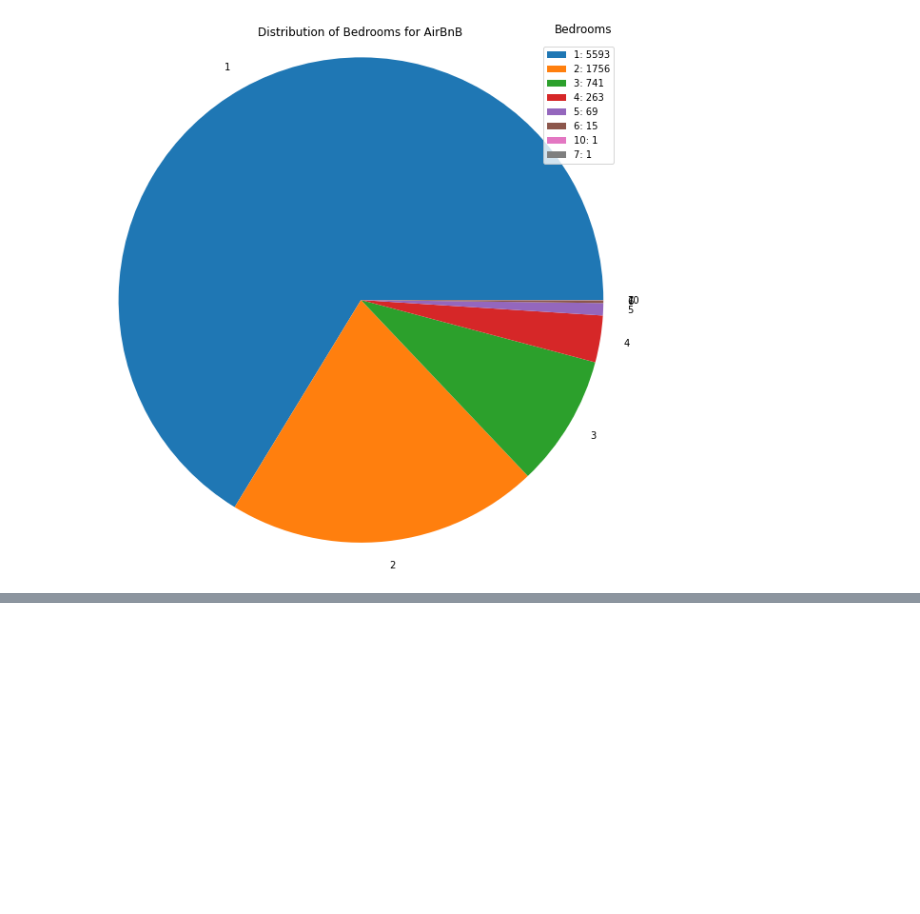
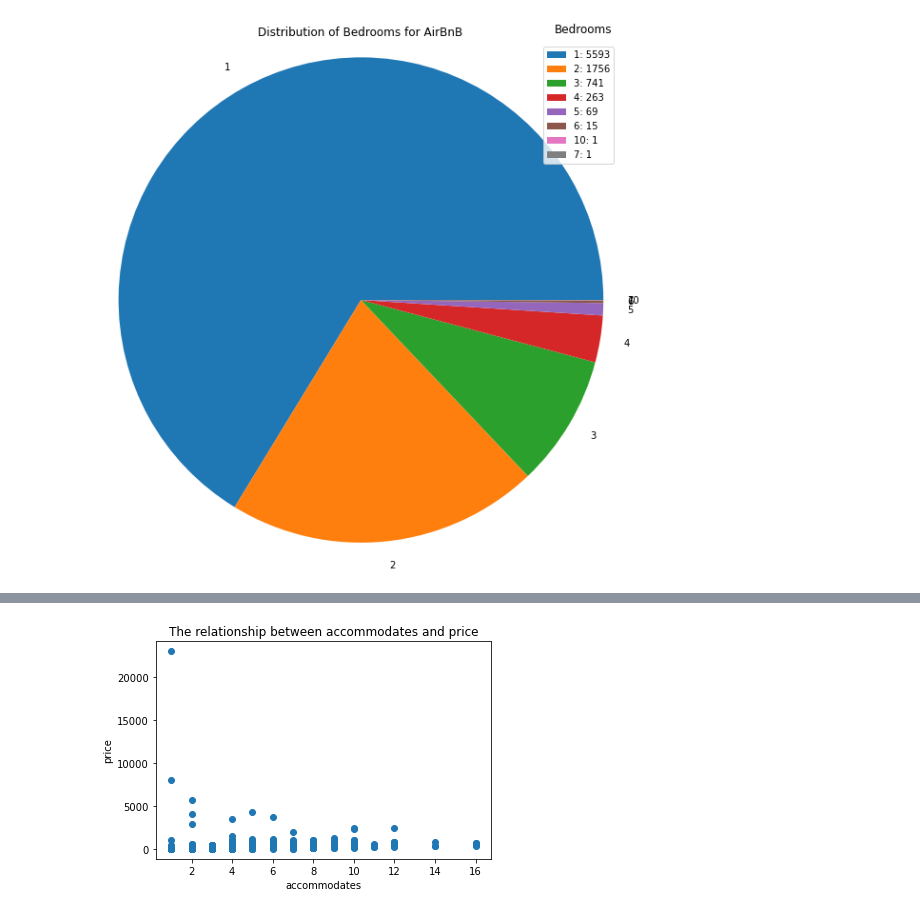
Before and after one commit to Debbydawn/Airbnb_application, a Jupyter notebook: Untitled.ipynb, the cells around one changed output, grey strips where cells are left out. Saved outputs shown, nothing was run; the diff lists cells and outputs as text; code cells hidden in the pictures; blank space fills up the shorter version.

```diff
--- a/Untitled.ipynb
+++ b/Untitled.ipynb
@@ -980,0 +1048,18 @@ plt.show()
+# %%
+#Display the relationship between accommodates and price using scatter plot
+
+x = loaded_data['accommodates']
+y = loaded_data['price']
+
+# Create a scatter plot
+plt.scatter(x, y)
+
+# Add labels and title
+plt.xlabel('accommodates')
+plt.ylabel('price')
+plt.title('The relationship between accommodates and price')
+
+# Show the plot
+plt.show()
+# %% [output]
+[figure, added]
```
Also changed, not shown: parts of 12 cells of this notebook.
